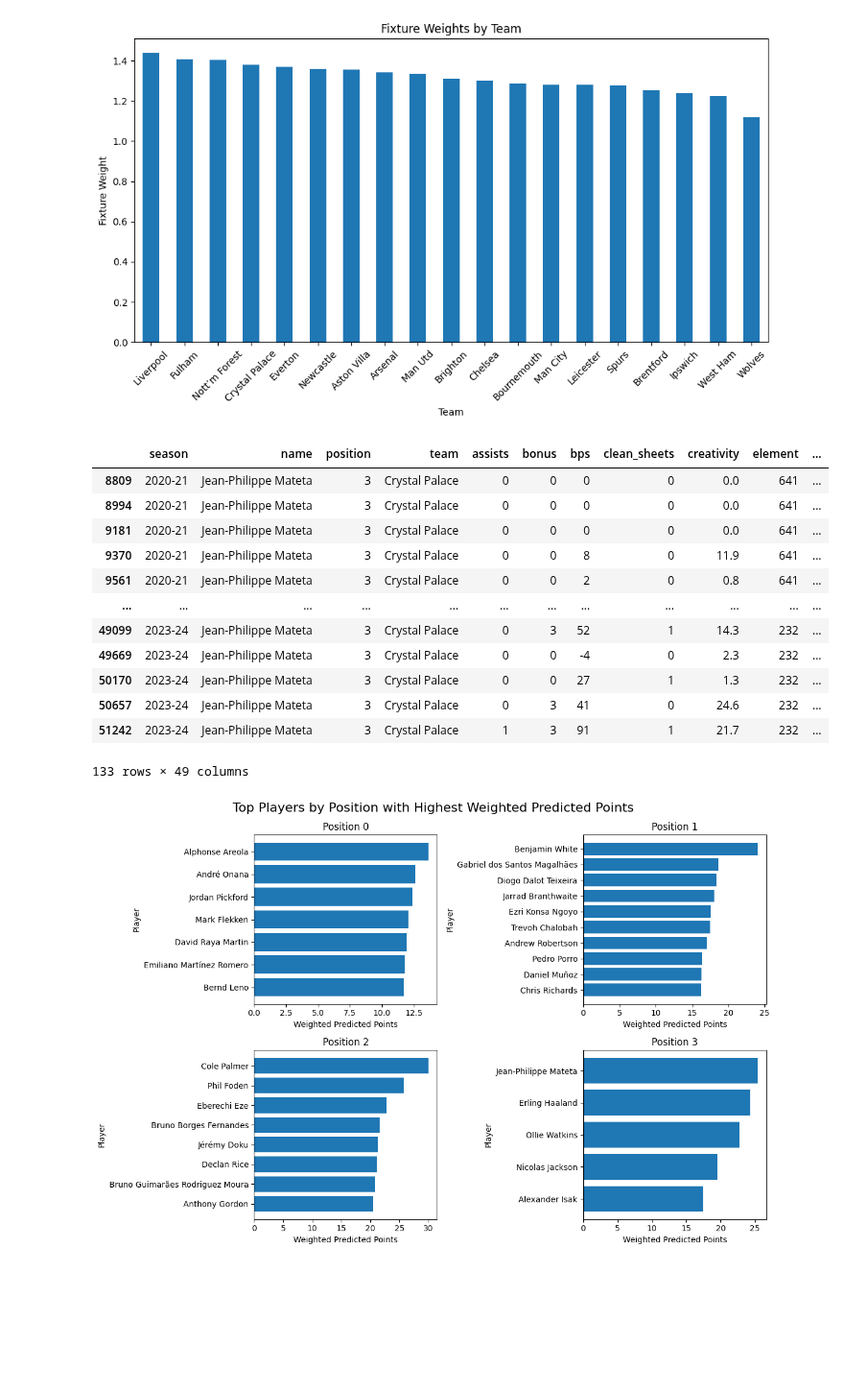
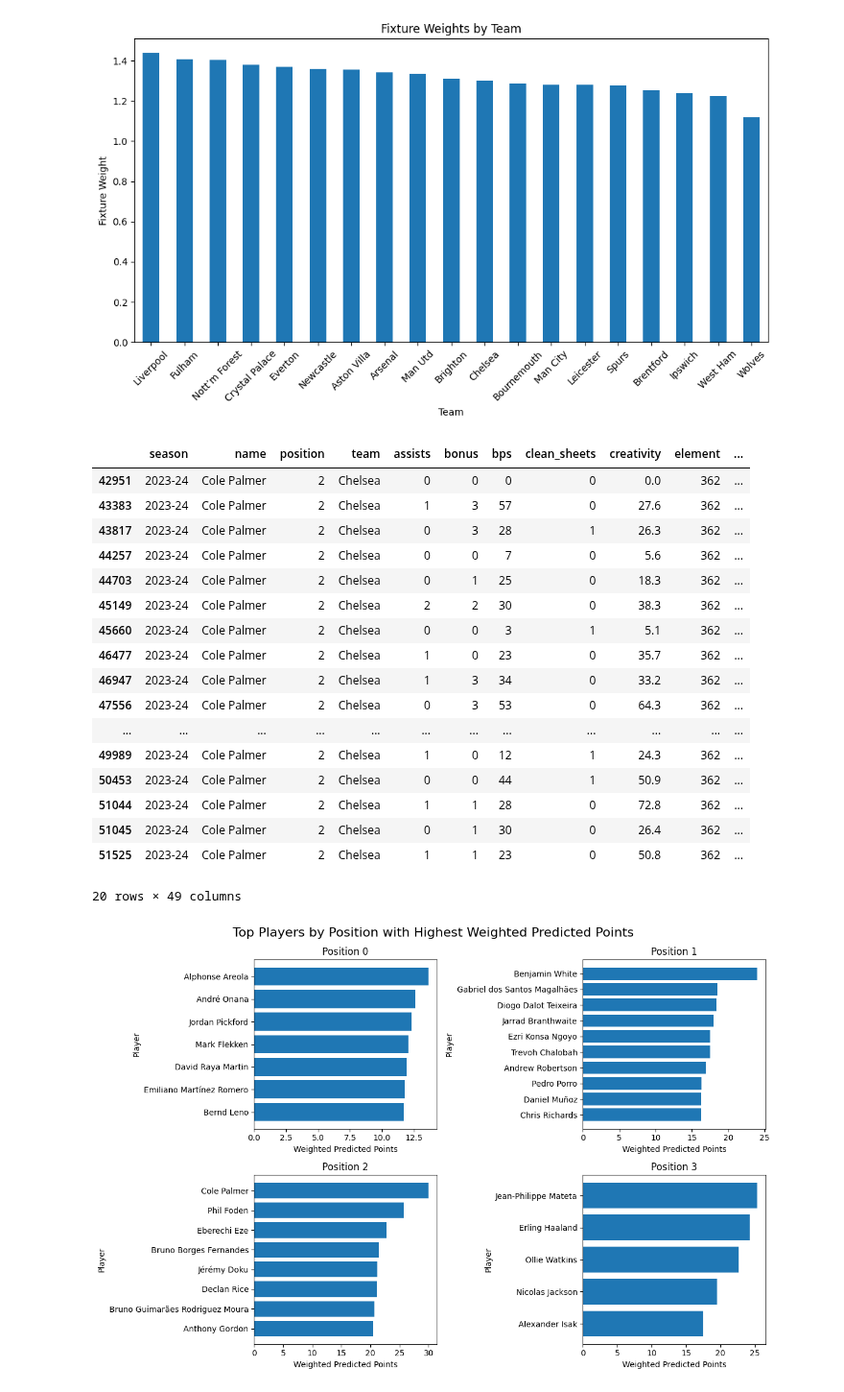
Before and after one commit to ossianhempel/fpl, a Jupyter notebook: inital_prediction.ipynb, the cells around one changed output. Shown at 96% size. Cells and saved outputs as stored; diff of their text form; code cells hidden in the pictures; blank space fills up the shorter version.

```diff
--- a/inital_prediction.ipynb
+++ b/inital_prediction.ipynb
@@ -568,21 +569,26 @@ plt.show()
 # %% [output]
 [figure]
 # %%
-df[df['name']=='Jean-Philippe Mateta']
+df[df['name']=='Cole Palmer'].tail(20)
 # %% [output]
 |  | season | name | position | team | assists | bonus | bps | clean_sheets | creativity | element | ... |
-| 8809 | 2020-21 | Jean-Philippe Mateta | 3 | Crystal Palace | 0 | 0 | 0 | 0 | 0.0 | 641 | ... |
-| 8994 | 2020-21 | Jean-Philippe Mateta | 3 | Crystal Palace | 0 | 0 | 0 | 0 | 0.0 | 641 | ... |
-| 9181 | 2020-21 | Jean-Philippe Mateta | 3 | Crystal Palace | 0 | 0 | 0 | 0 | 0.0 | 641 | ... |
-| 9370 | 2020-21 | Jean-Philippe Mateta | 3 | Crystal Palace | 0 | 0 | 8 | 0 | 11.9 | 641 | ... |
-| 9561 | 2020-21 | Jean-Philippe Mateta | 3 | Crystal Palace | 0 | 0 | 2 | 0 | 0.8 | 641 | ... |
+| 42951 | 2023-24 | Cole Palmer | 2 | Chelsea | 0 | 0 | 0 | 0 | 0.0 | 362 | ... |
+| 43383 | 2023-24 | Cole Palmer | 2 | Chelsea | 1 | 3 | 57 | 0 | 27.6 | 362 | ... |
+| 43817 | 2023-24 | Cole Palmer | 2 | Chelsea | 0 | 3 | 28 | 1 | 26.3 | 362 | ... |
+| 44257 | 2023-24 | Cole Palmer | 2 | Chelsea | 0 | 0 | 7 | 0 | 5.6 | 362 | ... |
+| 44703 | 2023-24 | Cole Palmer | 2 | Chelsea | 0 | 1 | 25 | 0 | 18.3 | 362 | ... |
+| 45149 | 2023-24 | Cole Palmer | 2 | Chelsea | 2 | 2 | 30 | 0 | 38.3 | 362 | ... |
+| 45660 | 2023-24 | Cole Palmer | 2 | Chelsea | 0 | 0 | 3 | 1 | 5.1 | 362 | ... |
+| 46477 | 2023-24 | Cole Palmer | 2 | Chelsea | 1 | 0 | 23 | 0 | 35.7 | 362 | ... |
+| 46947 | 2023-24 | Cole Palmer | 2 | Chelsea | 1 | 3 | 34 | 0 | 33.2 | 362 | ... |
+| 47556 | 2023-24 | Cole Palmer | 2 | Chelsea | 0 | 3 | 53 | 0 | 64.3 | 362 | ... |
 | ... | ... | ... | ... | ... | ... | ... | ... | ... | ... | ... | ... |
-| 49099 | 2023-24 | Jean-Philippe Mateta | 3 | Crystal Palace | 0 | 3 | 52 | 1 | 14.3 | 232 | ... |
-| 49669 | 2023-24 | Jean-Philippe Mateta | 3 | Crystal Palace | 0 | 0 | -4 | 0 | 2.3 | 232 | ... |
-| 50170 | 2023-24 | Jean-Philippe Mateta | 3 | Crystal Palace | 0 | 0 | 27 | 1 | 1.3 | 232 | ... |
-| 50657 | 2023-24 | Jean-Philippe Mateta | 3 | Crystal Palace | 0 | 3 | 41 | 0 | 24.6 | 232 | ... |
-| 51242 | 2023-24 | Jean-Philippe Mateta | 3 | Crystal Palace | 1 | 3 | 91 | 1 | 21.7 | 232 | ... |
+| 49989 | 2023-24 | Cole Palmer | 2 | Chelsea | 1 | 0 | 12 | 1 | 24.3 | 362 | ... |
+| 50453 | 2023-24 | Cole Palmer | 2 | Chelsea | 0 | 0 | 44 | 1 | 50.9 | 362 | ... |
+| 51044 | 2023-24 | Cole Palmer | 2 | Chelsea | 1 | 1 | 28 | 0 | 72.8 | 362 | ... |
+| 51045 | 2023-24 | Cole Palmer | 2 | Chelsea | 0 | 1 | 30 | 0 | 26.4 | 362 | ... |
+| 51525 | 2023-24 | Cole Palmer | 2 | Chelsea | 1 | 1 | 23 | 0 | 50.8 | 362 | ... |
-133 rows × 49 columns
+20 rows × 49 columns
 # %%
 # Create a dictionary to map positions to their index
 position_indices = {'0': 0, '1': 1, '2': 2, '3': 3}
```
Also changed, not shown: parts of 3 cells of this notebook, 1 other file.
